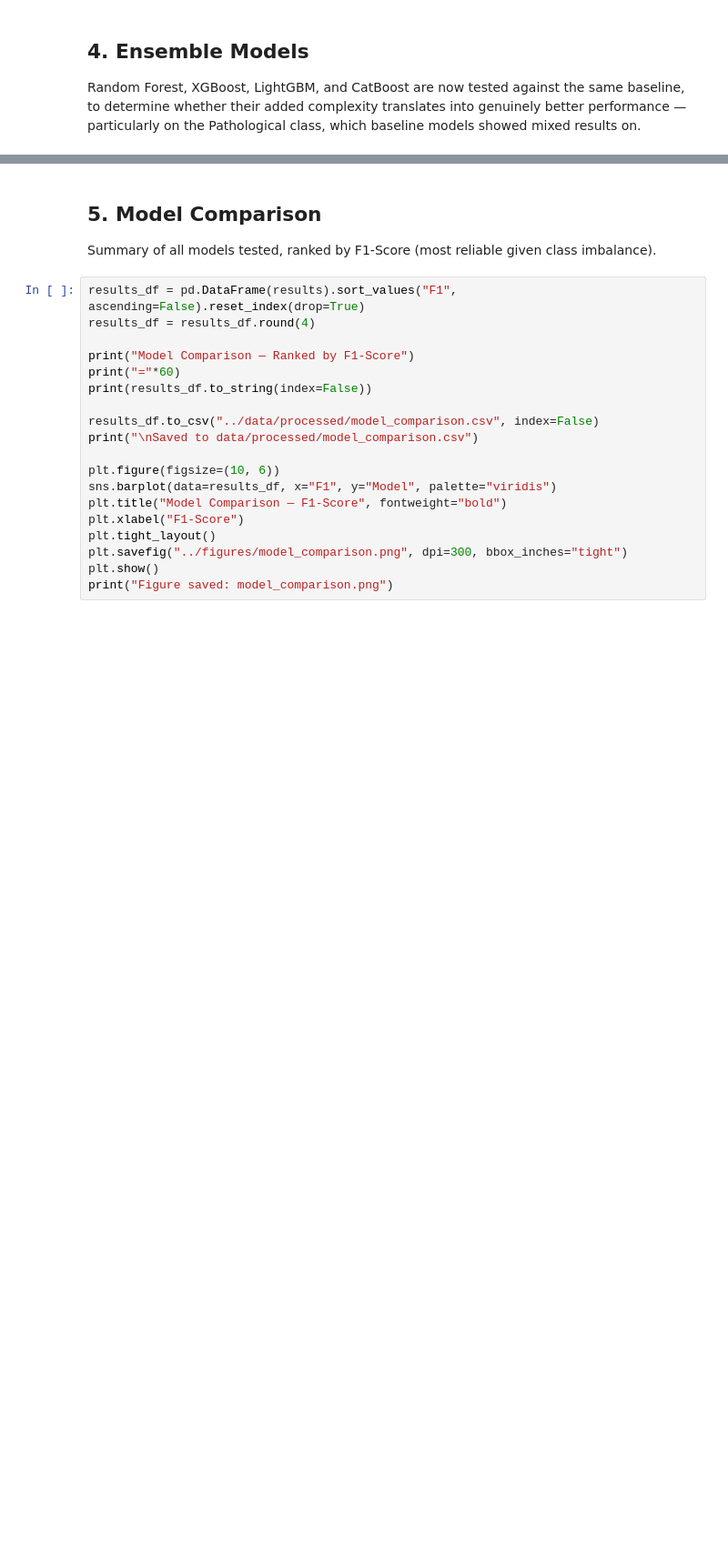
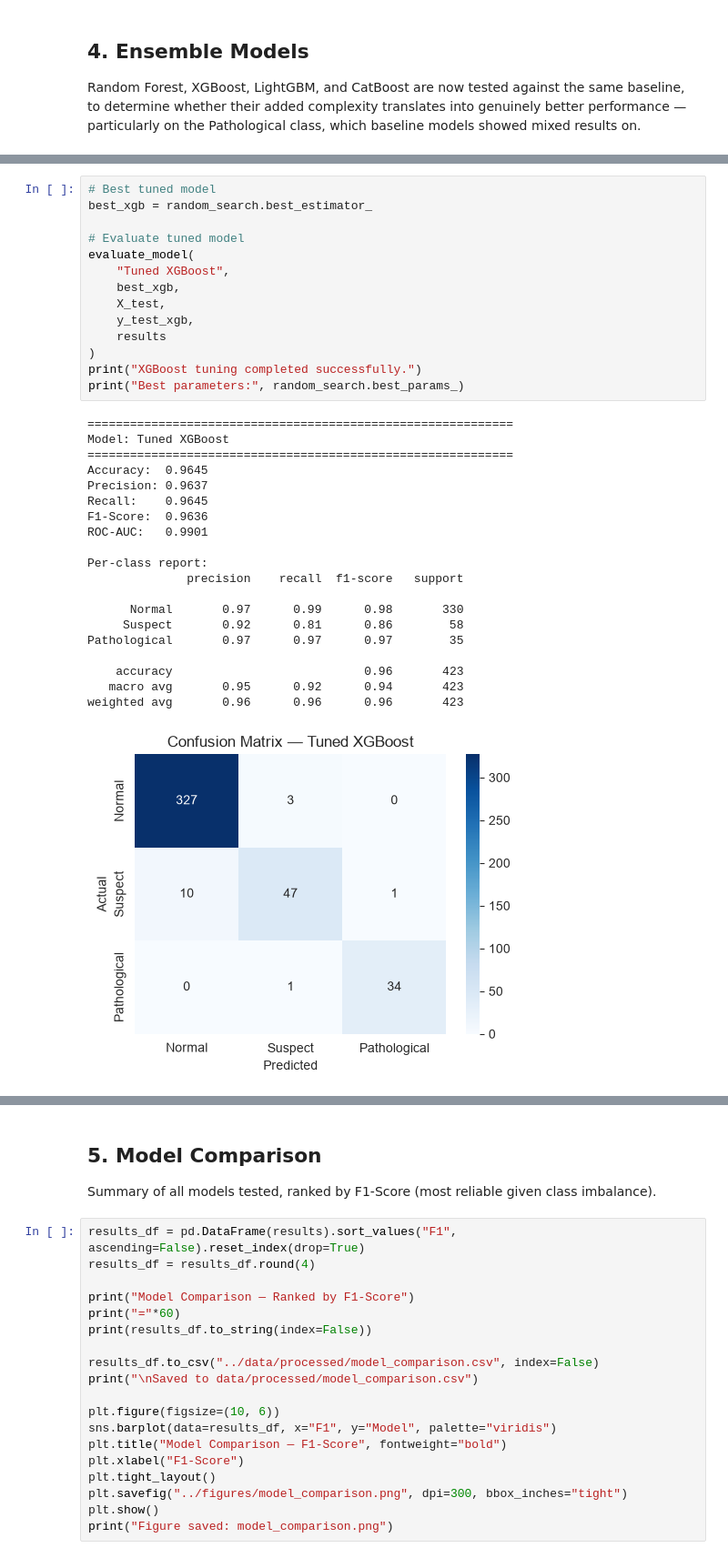
Before and after one commit to nikitakotadia/fetal-health-classification-group16, a Jupyter notebook: notebooks/03_modelling.ipynb, the cells around one changed output, grey strips where cells are left out. Shown at 91% size. Drawn from its saved outputs; the diff is of its cells as text; blank space fills up the shorter version.

```diff
--- a/notebooks/03_modelling.ipynb
+++ b/notebooks/03_modelling.ipynb
@@ -273,3 +313,38 @@ weighted avg       0.96      0.96      0.96       423
+# %%
+# Best tuned model
+best_xgb = random_search.best_estimator_
+
+# Evaluate tuned model
+evaluate_model(
+    "Tuned XGBoost",
+    best_xgb,
+    X_test,
+    y_test_xgb,
+    results
+)
+print("XGBoost tuning completed successfully.")
+print("Best parameters:", random_search.best_params_)
+# %% [output]
+============================================================
+Model: Tuned XGBoost
+============================================================
+Accuracy:  0.9645
+Precision: 0.9637
+Recall:    0.9645
+F1-Score:  0.9636
+ROC-AUC:   0.9901
+
+Per-class report:
+              precision    recall  f1-score   support
+
+      Normal       0.97      0.99      0.98       330
+     Suspect       0.92      0.81      0.86        58
+Pathological       0.97      0.97      0.97        35
+
+    accuracy                           0.96       423
+   macro avg       0.95      0.92      0.94       423
+weighted avg       0.96      0.96      0.96       423
+[figure, added]
 # %%
 lgbm = LGBMClassifier(random_state=42, verbose=-1)
 lgbm.fit(X_train, y_train)
```
Also changed, not shown: parts of 9 cells of this notebook, 14 other files.
